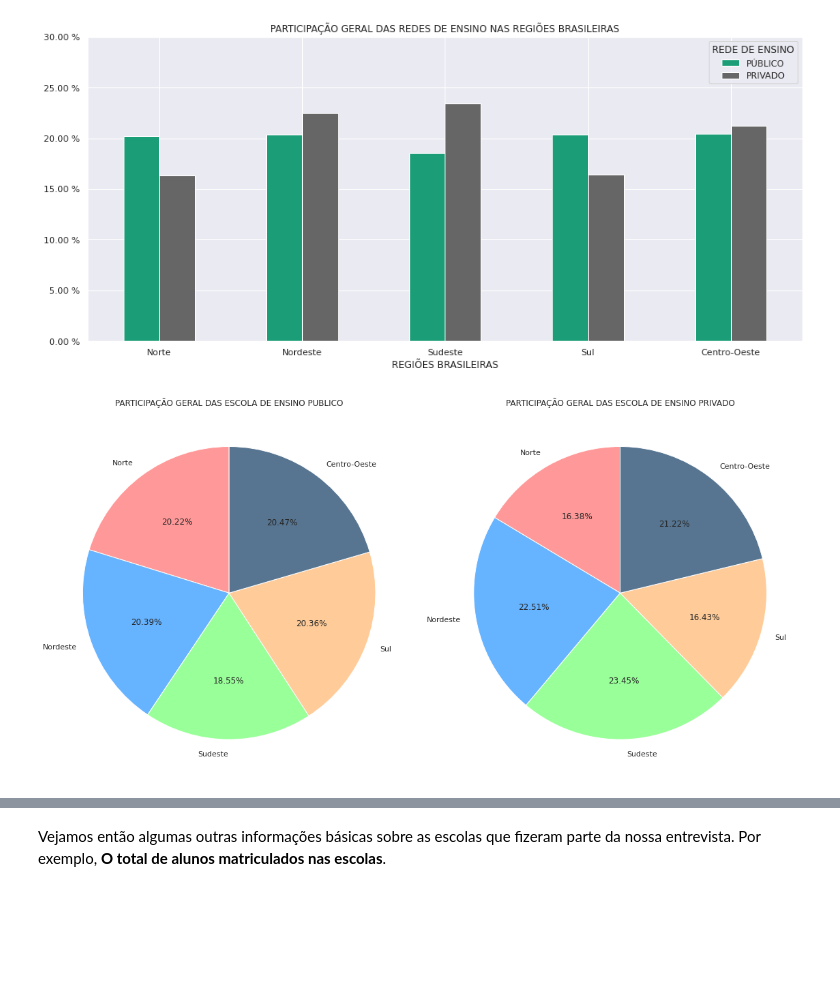
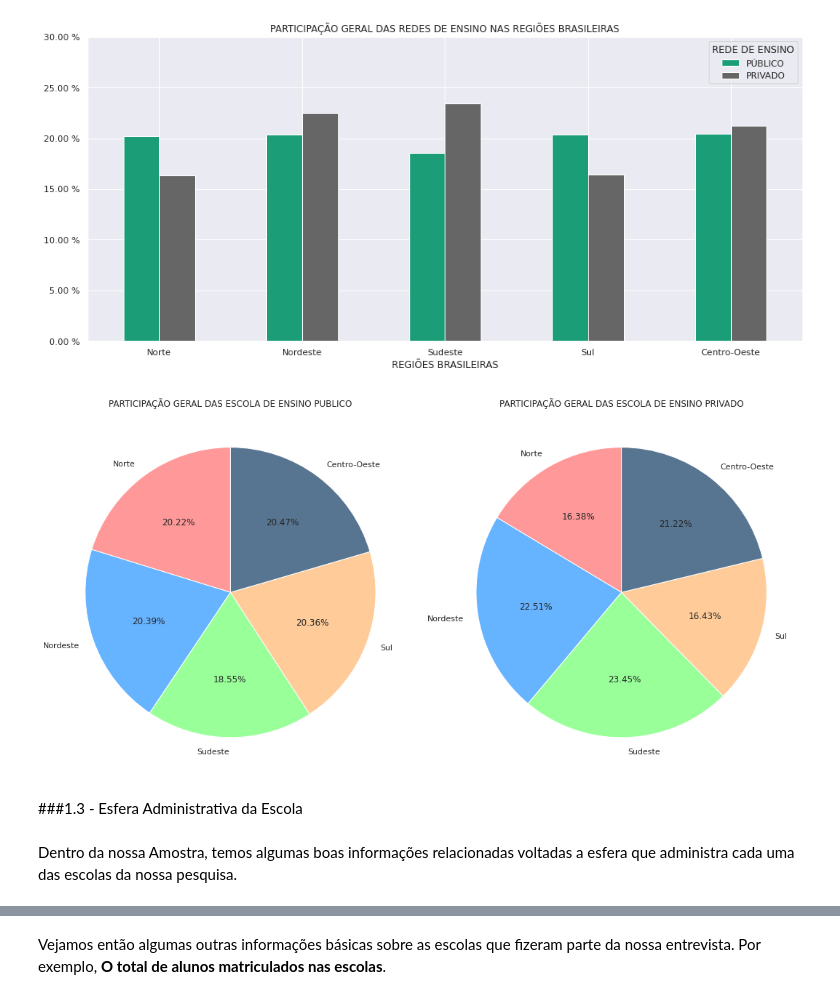
Before and after one commit to MatheusOrange211/Bootcamp-Alura, a Jupyter notebook: PROJETO_MODULO_3.ipynb, the cells around one changed output, grey strips where cells are left out. Drawn from its saved outputs; the diff is of its cells as text; code cells hidden in the pictures; blank space fills up the shorter version.

```diff
--- a/PROJETO_MODULO_3.ipynb
+++ b/PROJETO_MODULO_3.ipynb
@@ -157,3 +278,0 @@ amostra_alunoescola = zip.namelist()[3]
-# %%
-dados = pd.read_csv(zip.open(amostra_alunoescola),sep=';',thousands='.',decimal=',')
-dados
@@ -256,17 +391,21 @@ plt.show()
 # %%
 colors = ['#ff9999','#66b3ff','#99ff99','#ffcc99','#577590']
 
 fig,(ax1,ax2) = plt.subplots(1,2)
 fig = plt.gcf()
-fig.set_size_inches(16,9)
+fig.set_size_inches(15,9)
 
 ax1.pie(escola_info["PUBLICO_GERAL"],colors=colors,labels=escola_info.index, autopct='%1.2f%%',startangle=90)
 ax1.set_title("PARTICIPAÇÃO GERAL DAS ESCOLA DE ENSINO PUBLICO")
 
 ax2.pie(escola_info["PRIVADO_GERAL"],colors=colors,labels=escola_info.index, autopct='%1.2f%%',startangle=90)
 ax2.set_title("PARTICIPAÇÃO GERAL DAS ESCOLA DE ENSINO PRIVADO")
 
 plt.tight_layout()
 plt.show()
 # %% [output]
-[figure, old version]
+[figure, new version]
+# %% [markdown]
+###1.3 - Esfera Administrativa da Escola
+# %% [markdown]
+Dentro da nossa Amostra, temos algumas boas informações relacionadas voltadas a esfera que administra cada uma das escolas da nossa pesquisa.
```
Also changed, not shown: parts of 107 cells of this notebook.
